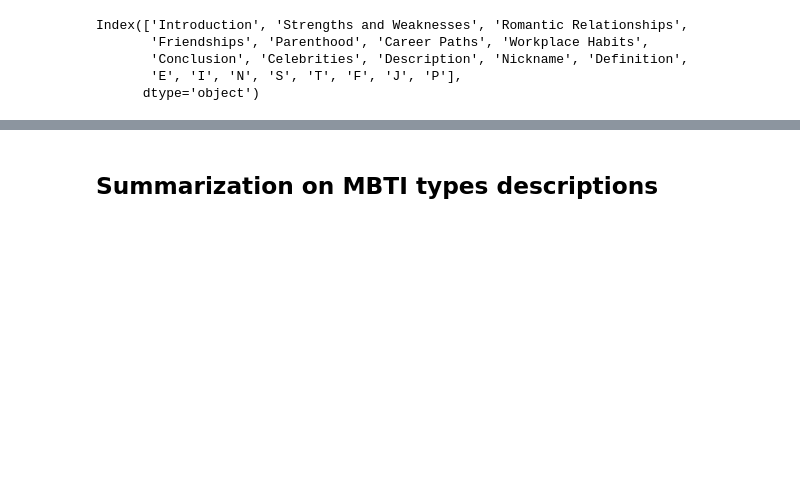
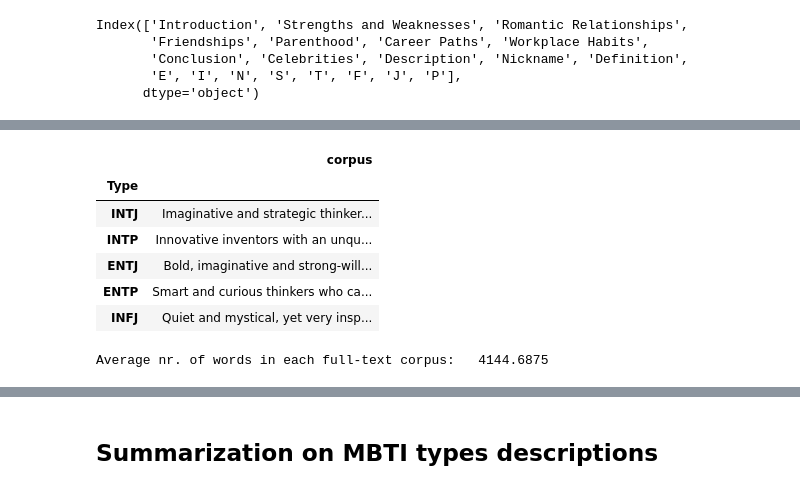
Before and after one commit to emanuelena49/MBTI-NLP, a Jupyter notebook: mbti_types.ipynb, the cells around one changed output, grey strips where cells are left out. Cells and saved outputs as stored; diff of their text form; code cells hidden in the pictures; blank space fills up the shorter version.

```diff
--- a/mbti_types.ipynb
+++ b/mbti_types.ipynb
@@ -126,0 +105,34 @@ df_types.head(1)
+# %%
+# ------------------------------
+# generate format 1:
+
+# columns to be used for corpus
+corpus_cols = [
+    'Description', 'Introduction', 'Strengths and Weaknesses',
+    'Romantic Relationships', 'Friendships', 'Parenthood',
+    'Career Paths', 'Workplace Habits', 'Conclusion'
+]
+
+# generate a single description for each type
+df_types_ft = pd.DataFrame()
+df_types_ft['corpus'] = types.apply(
+    lambda row: "\n\n".join(row[corpus_cols]), axis=1
+    )
+df_types_ft.head(5)
+# %% [output]
+|  | corpus |
+| Type |  |
+| INTJ | Imaginative and strategic thinker... |
+| INTP | Innovative inventors with an unqu... |
+| ENTJ | Bold, imaginative and strong-will... |
+| ENTP | Smart and curious thinkers who ca... |
+| INFJ | Quiet and mystical, yet very insp... |
+# %%
+# get average nr. of words in each full-text corpus
+
+print(
+    "Average nr. of words in each full-text corpus:\t",
+    np.mean(df_types_ft['corpus'].apply(lambda x: len(x.split())))
+    )
+# %% [output]
+Average nr. of words in each full-text corpus:   4144.6875
```
Also changed, not shown: parts of 31 cells of this notebook.
